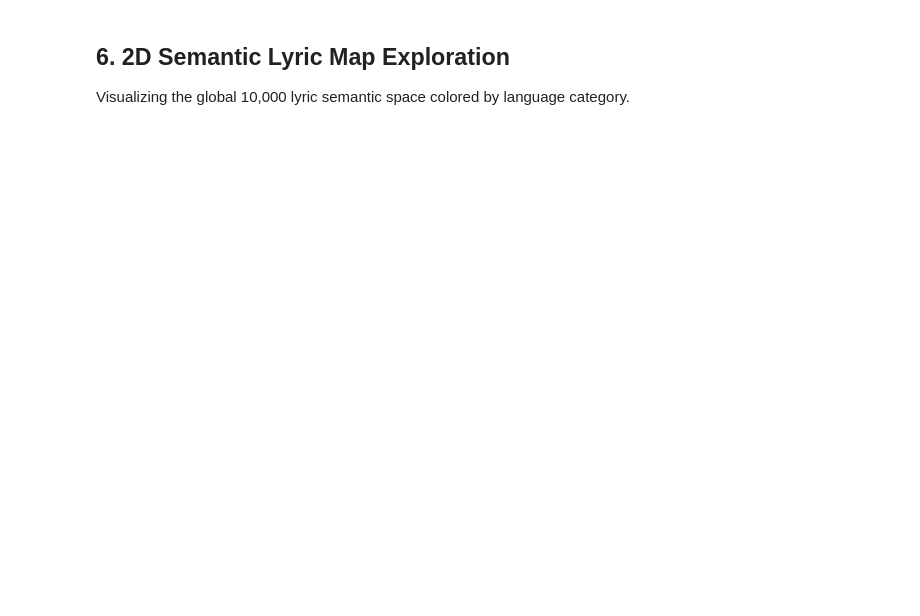
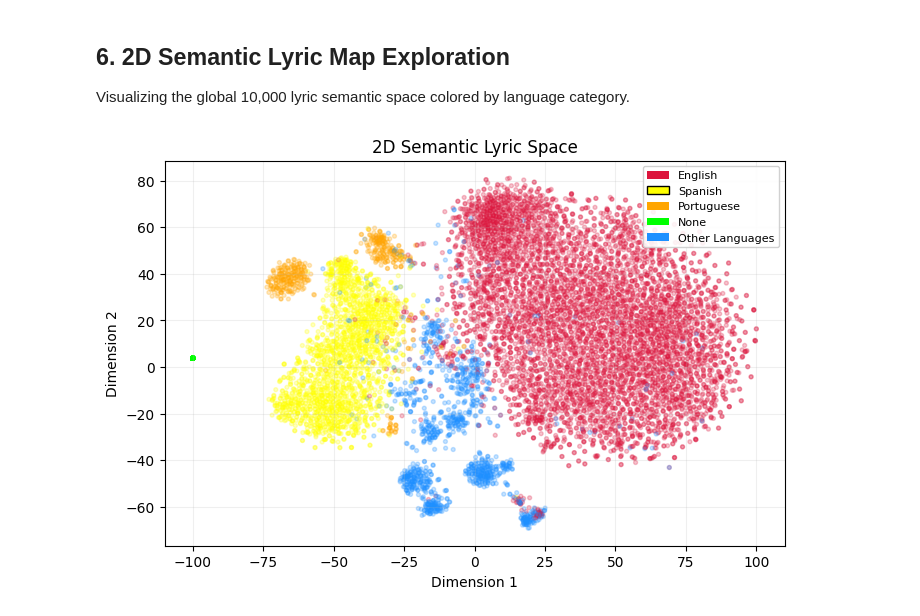
Before and after one commit to essteec/music-prediction, a Jupyter notebook: notebooks/02_global_multilingual_lyric_analysis.ipynb, the cells around one changed output. Drawn from its saved outputs; the diff is of its cells as text; code cells hidden in the pictures; blank space fills up the shorter version.

```diff
--- a/notebooks/02_global_multilingual_lyric_analysis.ipynb
+++ b/notebooks/02_global_multilingual_lyric_analysis.ipynb
@@ -131,17 +168,39 @@ df_topics.head(10)
 Visualizing the global 10,000 lyric semantic space colored by language category.
 # %%
 umap_lyric = pd.read_parquet(DATA_DIR / 'similarity' / 'umap_2d_lyric.parquet')
+plt.figure(figsize=(8, 5))
 
-plt.figure(figsize=(8, 5))
+# Map known languages, then fill unknowns with 'dodgerblue'
+colors = lang_df['primary_language'].map({
+    'en': 'crimson',
+    'es': 'yellow',
+    'pt': 'orange',
+    'none': 'lime'
+}).fillna('dodgerblue')
+
 plt.scatter(
     umap_lyric['proj_x'],
     umap_lyric['proj_y'],
-    c=lang_df['is_english'].map({True: 'dodgerblue', False: 'crimson'}),
+    c=colors,
     alpha=0.25,
     s=8
 )
-plt.title("2D Semantic Lyric Space (Blue: English | Red: Non-English / Multilingual)")
+plt.title("2D Semantic Lyric Space")
 plt.xlabel("Dimension 1")
 plt.ylabel("Dimension 2")
 plt.grid(True, alpha=0.2)
+
+# Add legend with smaller font
+from matplotlib.patches import Patch
+legend_elements = [
+    Patch(facecolor='crimson', label='English'),
+    Patch(facecolor='yellow', edgecolor='black', label='Spanish'),
+    Patch(facecolor='orange', label='Portuguese'),
+    Patch(facecolor='lime', label='None'),
+    Patch(facecolor='dodgerblue', label='Other Languages')
+]
+plt.legend(handles=legend_elements, loc='upper right', fontsize=8, framealpha=0.9)
+
 plt.show()
+# %% [output]
+[figure, added]
```
Also changed, not shown: parts of 5 cells of this notebook, 24 other files.
